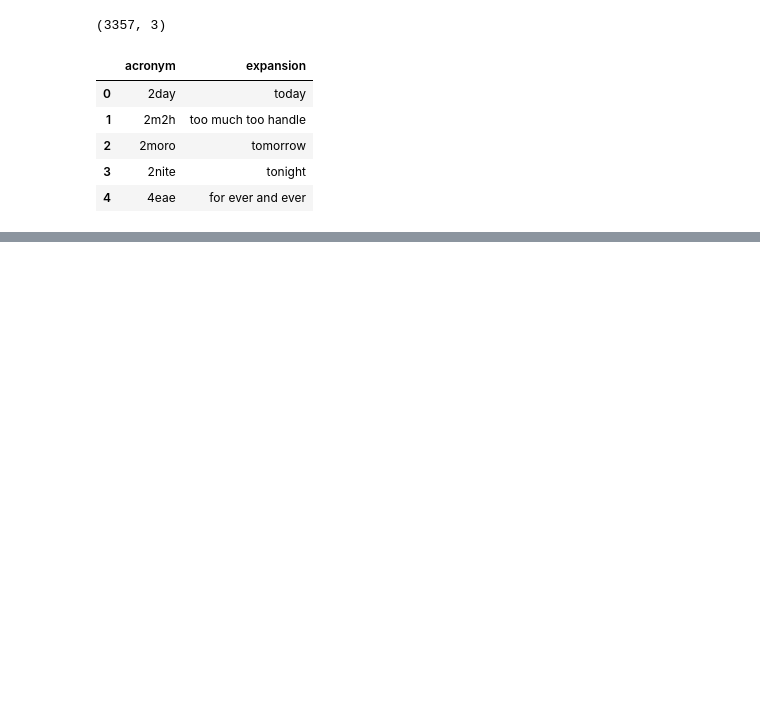
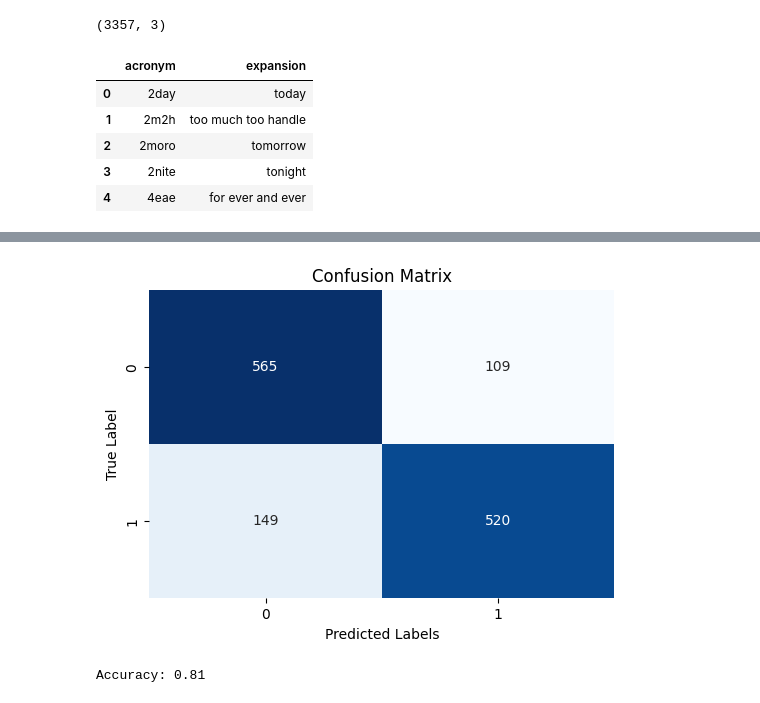
Before and after one commit to Abdoul1996/chat_slang, a Jupyter notebook: chat_slang.ipynb, the cells around one changed output, grey strips where cells are left out. Drawn from its saved outputs; the diff is of its cells as text; code cells hidden in the pictures; blank space fills up the shorter version.

```diff
--- a/chat_slang.ipynb
+++ b/chat_slang.ipynb
@@ -241,0 +143,3 @@ Name: synthetic_text, dtype: object
+# %%
+# Split the data into training and testing the model
+X_train, X_test, y_train, y_test = train_test_split(X, y, test_size=0.2, random_state=42)
@@ -241,0 +175,20 @@ Name: synthetic_text, dtype: object
+# %%
+# Make prediction
+y_pred = model2.predict(X_test)
+# %%
+# Evaluate the model using Confusion Matrix
+conf_mat = confusion_matrix(y_test, y_pred)
+
+plt.figure(figsize=(6,4))
+sns.heatmap(conf_mat, annot=True, fmt='d', cmap='Blues', cbar=False)
+plt.xlabel('Predicted Labels')
+plt.ylabel('True Label')
+plt.title('Confusion Matrix')
+plt.show()
+# %% [output]
+[figure, added]
+# %%
+accuracy = accuracy_score(y_test, y_pred)
+print(f"Accuracy: {accuracy:.2f}\n")
+# %% [output]
+Accuracy: 0.81
```
Also changed, not shown: parts of 42 cells of this notebook, 2 other files.
